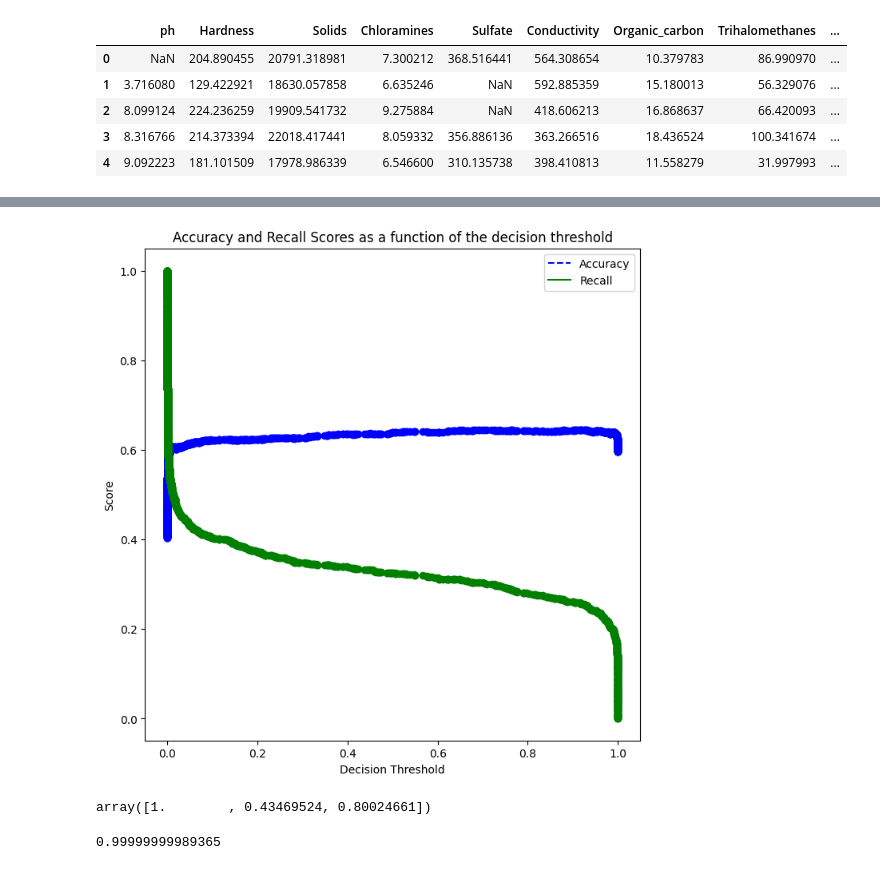
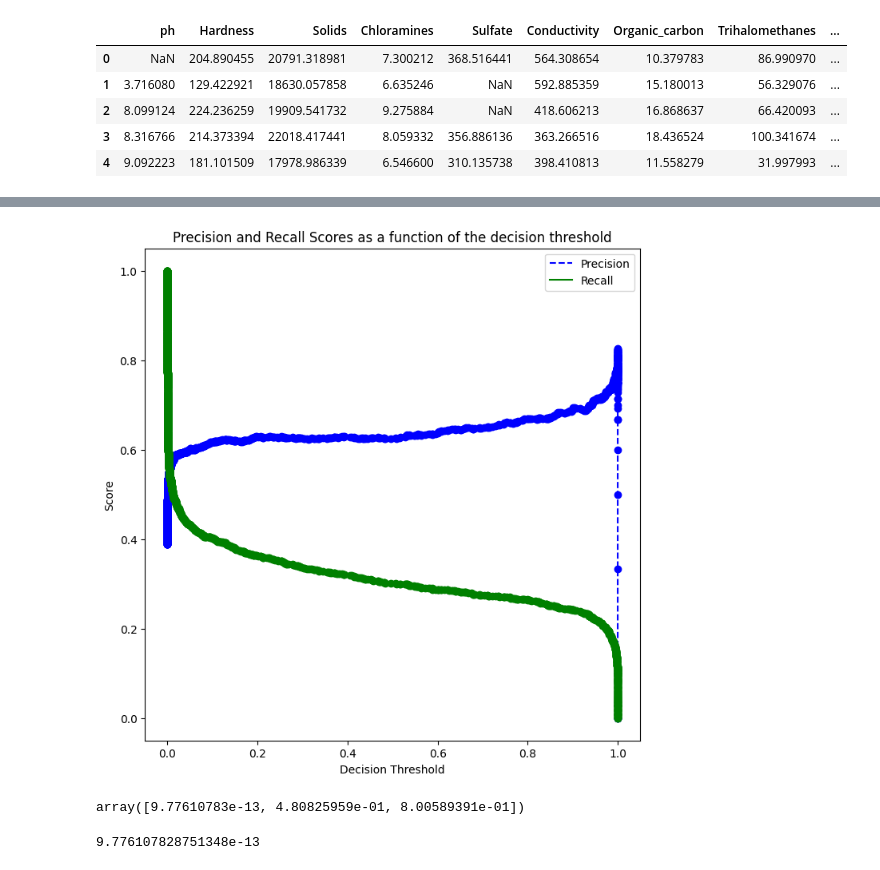
Before and after one commit to catherineerickson/STAT-303-3-Project, a Jupyter notebook: AACK_AdaBoostModel.ipynb, the cells around one changed output, grey strips where cells are left out. Drawn from its saved outputs; the diff is of its cells as text; code cells hidden in the pictures.

```diff
--- a/AACK_AdaBoostModel.ipynb
+++ b/AACK_AdaBoostModel.ipynb
@@ -100,3 +136,7 @@ Name: Potability, dtype: int64
+# %%
+imputer = KNNImputer(n_neighbors=5)
+imp = imputer.fit_transform(df)
+df = pd.DataFrame(imp, columns = df.columns)
 # %%
 df.isnull().sum()
 # %% [output]
@@ -113,6 +153,4 @@ Potability           0
 dtype: int64
-# %%
-df = df.dropna()
 # %%
 df.shape
 # %% [output]
@@ -343,32 +506,31 @@ Best: 0.689698 using {'base_estimator': DecisionTreeClassifier(max_depth=13), 'l
 # %%
 #Model based on the optimal parameters
-model = AdaBoostClassifier(random_state=1,estimator = DecisionTreeClassifier(max_depth=13),learning_rate=1.0,
-                          n_estimators=300).fit(X,y)
+model = AdaBoostClassifier(random_state=1,estimator = DecisionTreeClassifier(max_depth=14),learning_rate=1.0,
+                          n_estimators=750).fit(X_train_scaled, y_train)
 
 # Note that we are using the cross-validated predicted probabilities, instead of directly using the
 # predicted probabilities on train data, as the model may be overfitting on the train data, and
 # may lead to misleading results
-cross_val_ypred = cross_val_predict(AdaBoostClassifier(random_state=1,estimator = DecisionTreeClassifier(max_depth=13),learning_rate=1.0,
-                          n_estimators=300), X, y, cv = 5, method = 'predict_proba')
+cross_val_ypred = cross_val_predict(AdaBoostClassifier(random_state=1,estimator = DecisionTreeClassifier(max_depth=14),
+                                                       learning_rate=1.0,
+                          n_estimators=750), X_train_scaled, y_train, cv = 5, method = 'predict_proba')
 
-p, r, thresholds = precision_recall_curve(y, cross_val_ypred[:, 1])
+p, r, thresholds = precision_recall_curve(y_train, cross_val_ypred[:, 1])
 
-def plot_accuracy_recall_vs_threshold(accuracies, recalls, thresholds):
+def plot_precision_recall_vs_threshold(precisions, recalls, thresholds):
     plt.figure(figsize=(8, 8))
-    plt.title("Accuracy and Recall Scores as a function of the decision threshold")
-    accuracies = [accuracy_score(y, cross_val_ypred[:, 1] >= t) for t in thresholds]
-    plt.plot(thresholds, accuracies, "b--", label="Accuracy")
+    plt.title("Precision and Recall Scores as a function of the decision threshold")
+    plt.plot(thresholds, precisions[:-1], "b--", label="Precision")
     plt.plot(thresholds, recalls[:-1], "g-", label="Recall")
-    plt.plot(thresholds, accuracies, "o", color='blue')
-    plt.plot(thresholds, recalls[:-1], "o", color='green')
+    plt.plot(thresholds, precisions[:-1], "o", color = 'blue')
+    plt.plot(thresholds, recalls[:-1], "o", color = 'green')
     plt.ylabel("Score")
     plt.xlabel("Decision Threshold")
     plt.legend(loc='best')
-    plt.show()
-
-plot_accuracy_recall_vs_threshold(p, r, thresholds)
+    plt.legend()
+plot_precision_recall_vs_threshold(p, r, thresholds)
 # %% [output]
-[figure, old version]
+[figure, new version]
 # %%
 # Thresholds with precision and recall
 all_thresholds = np.concatenate([thresholds.reshape(-1,1), p[:-1].reshape(-1,1), r[:-1].reshape(-1,1)], axis=1)
@@ -384,13 +546,13 @@ max_threshold_row[0] = thresholds[np.argmax(p[:-1] >= target_accuracy)]
 # Print the maximum threshold probability
 max_threshold_row
 # %% [output]
-array([1.        , 0.43469524, 0.80024661])
+array([9.77610783e-13, 4.80825959e-01, 8.00589391e-01])
 # %%
 #Optimal decision threshold probability
 thres = recall_more_than_80[recall_more_than_80.shape[0]-1][0]
 thres
 # %% [output]
-0.99999999989365
+9.776107828751348e-13
 # %%
 # Performance metrics computation for the optimum decision threshold probability
 desired_threshold = thres
```
Also changed, not shown: parts of 21 cells of this notebook, 1 other file.
